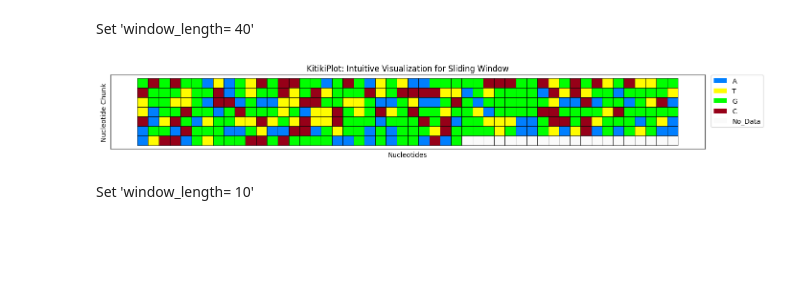
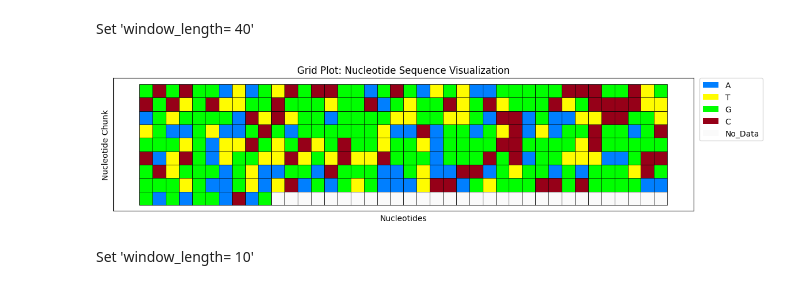
Before and after one commit to BodduSriPavan-111/kitikiplot, a Jupyter notebook: examples/Genome.ipynb, the cells around one changed output. Drawn from its saved outputs; the diff is of its cells as text; code cells hidden in the pictures; blank space fills up the shorter version.

Commit message:
feat: updated-grid_plot-title

```diff
--- a/examples/Genome.ipynb
+++ b/examples/Genome.ipynb
@@ -66,9 +66,9 @@ grid.plot( nucleotide_sequence= data )
 # %% [markdown]
 Set 'window_length= 40'
 # %%
-grid.plot( nucleotide_sequence= data, window_length= 50 )
+grid.plot( nucleotide_sequence= data, window_length= 40 )
 # %% [output]
-[figure, old version]
+[figure, new version]
 # %% [markdown]
 Set 'window_length= 10'
 # %%
```
Also changed, not shown: parts of 5 cells of this notebook, 1 other file.
